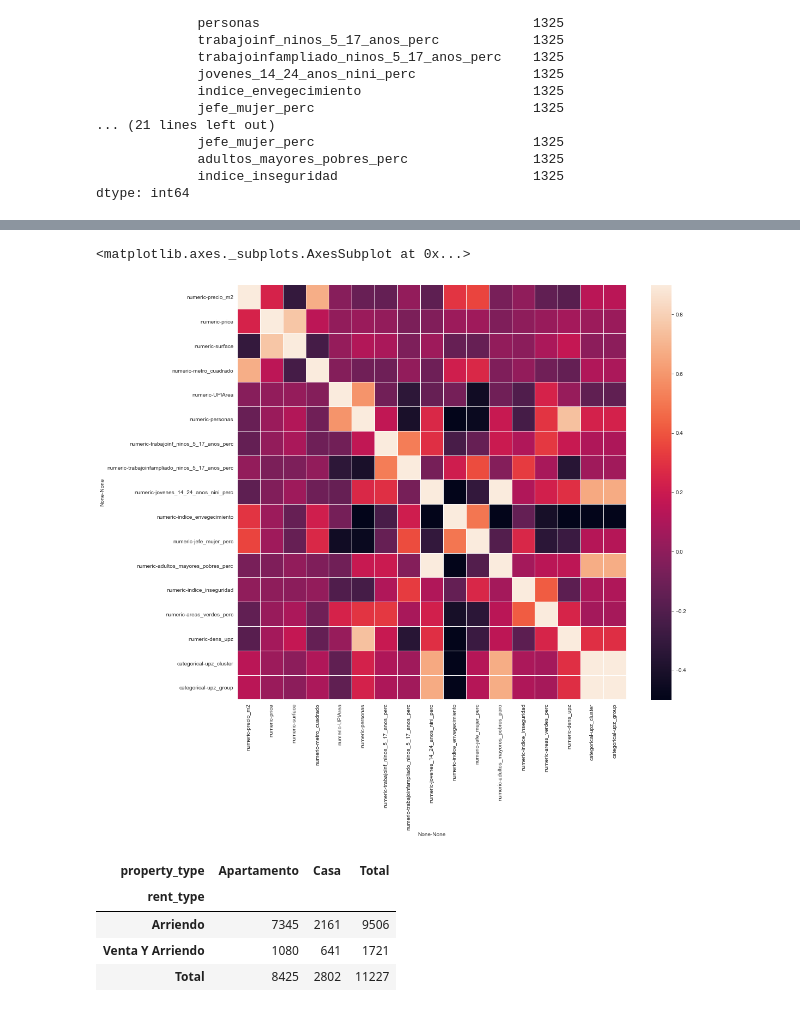
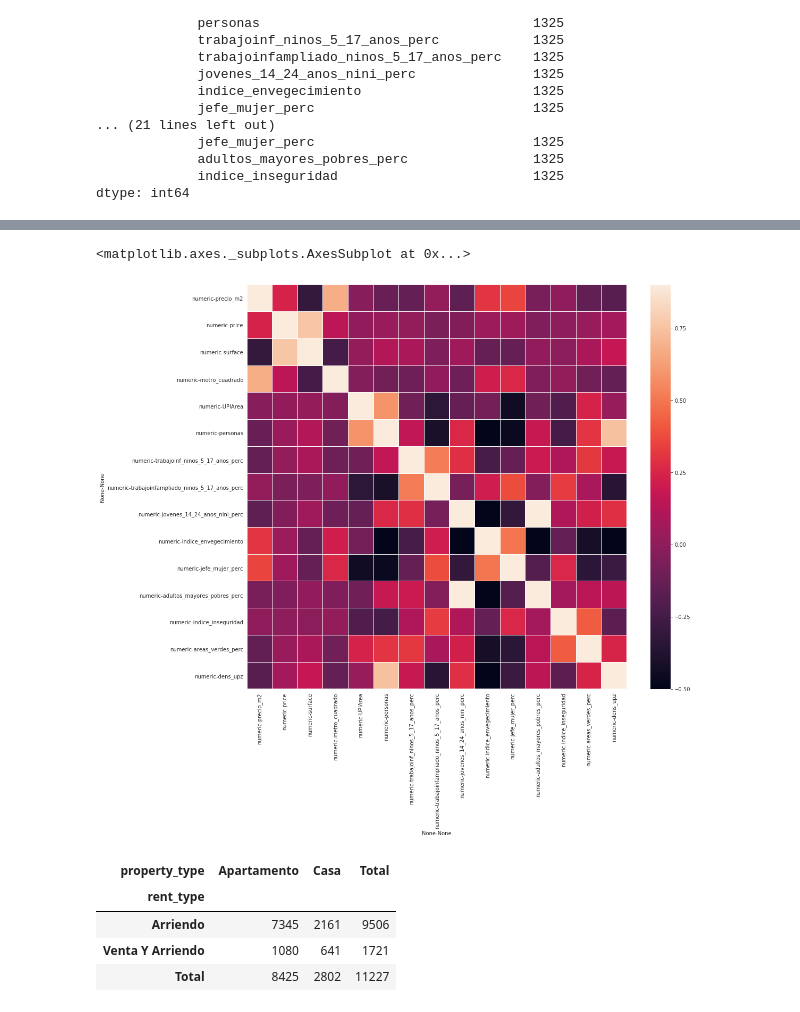
Before and after one commit to Baarry11/Tarea-1-LabDeDatos, a Jupyter notebook: tarea1-Copy1.ipynb, the cells around one changed output, grey strips where cells are left out. Cells and saved outputs as stored; diff of their text form; code cells hidden in the pictures.

```diff
--- a/tarea1-Copy1.ipynb
+++ b/tarea1-Copy1.ipynb
@@ -664,10 +631,0 @@ df = df1
-# %%
-# Evaluar como se distribuyen los upz's en esos clusters
-# cuantos hay
-print('hay ', len(df.categorical.upz.unique()), ' diferentes upz')
-# agregar cluster
-# df1.loc['categorical','upz_cluster']=kmeans
-print(df1.shape)
-print(kmeans.shape)
-
-df[('categorical', 'upz_cluster')] = kmeans
@@ -708,0 +632,26 @@ df[('categorical', 'upz_group')] = column
+# %%
+from sklearn.cluster import KMeans
+from sklearn.preprocessing import StandardScaler
+scaler=StandardScaler()
+
+X1=est_poblacion.drop(columns=['upz'])
+X1.index=est_poblacion.upz
+n_clu=3
+kmeans=KMeans(n_clusters=n_clu).fit_predict(scaler.fit_transform(X1))
+X1['clusters_upz']=kmeans
+
+assignator= lambda upz: str(X1.loc[upz]['clusters_upz'])
+
+df[('categorical','upz_group')]=df.categorical.upz.apply(assignator)
+
+n_com=len(X1.keys())
+fig, axes =plt.subplots(n_com,n_com,figsize=(15,15))
+fig.suptitle('')
+colormap=np.array(['r','blue','green'])
+for i in range(n_com):
+    for j in range(n_com):
+        axes[i,j].scatter(X1[X1.keys()[i]],X1[X1.keys()[j]],c=colormap[kmeans])
+        axes[i,j].set_xticks([])
+        axes[i,j].set_yticks([])
+        estilo()
+plt.show()
@@ -835,7 +767,7 @@ array([2, 0, 1], dtype=int64)
 # Se genera una función auxiliar
 
 
-def indexer(cols, t_c=df1.columns):
+def indexer(cols, t_c=df.columns):
     '''Genera columnas multinivel a partir de nombres de columna planos.'''
 
     set_to_tuple = set(*[cols])
@@ -849,13 +781,13 @@ def indexer(cols, t_c=df1.columns):
 def perfil_bivariado(interest):
     # Variables a examinar
     idxs = indexer(interest)
-    df1[idxs].head()
+    df[idxs].head()
     # Pone precio_m2 al final de la lista
     idxs.sort()
     idxs.remove(('numeric', 'precio_m2'))
     idxs.append(('numeric', 'precio_m2'))
     # para que Seaborn entienda
-    data = df1.reindex(idxs, axis=1).droplevel(0, axis=1)
+    data = df.reindex(idxs, axis=1).droplevel(0, axis=1)
     # quitar 100 datos con precio mas grande para poder visualizar mejor
     data.drop(data.precio_m2.nlargest(100).index)
 
@@ -876,6 +808,6 @@ perfil_bivariado(interest2)
 # %%
 # matriz de correlaciones
-corr_matrix = df1.corr()
+corr_matrix = df.corr()
 col = indexer(['precio_m2'])
 print('10 variables más correlacionadas')
 print(corr_matrix[col].nlargest(10, col))
@@ -921,11 +853,11 @@ numeric     trabajoinfampliado_ninos_5_17_anos_perc  0.014706
 3 variables menos correlacionadas
                                        numeric
                                      precio_m2
 numeric surface                      -0.307283
         dens_upz                     -0.178741
         jovenes_14_24_anos_nini_perc -0.157844
 <matplotlib.axes._subplots.AxesSubplot at 0x...>
-[figure, old version]
+[figure, new version]
 # %%
 # analisis categórico versus categóricos
 
```
Also changed, not shown: parts of 43 cells of this notebook.
